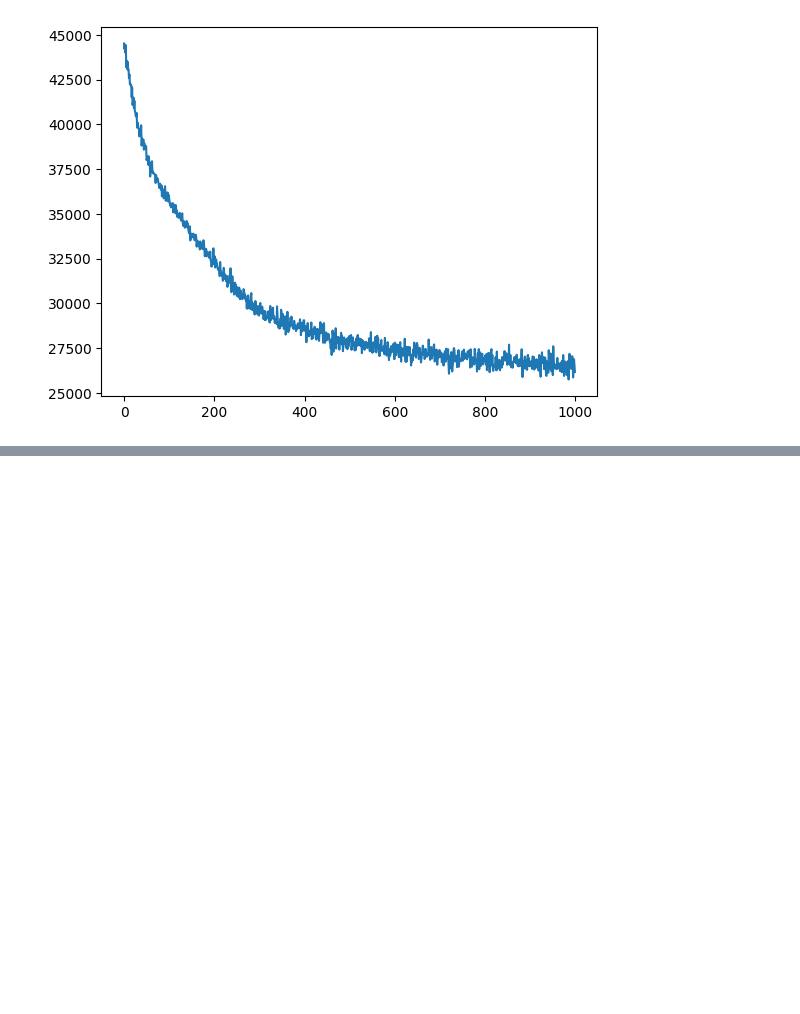
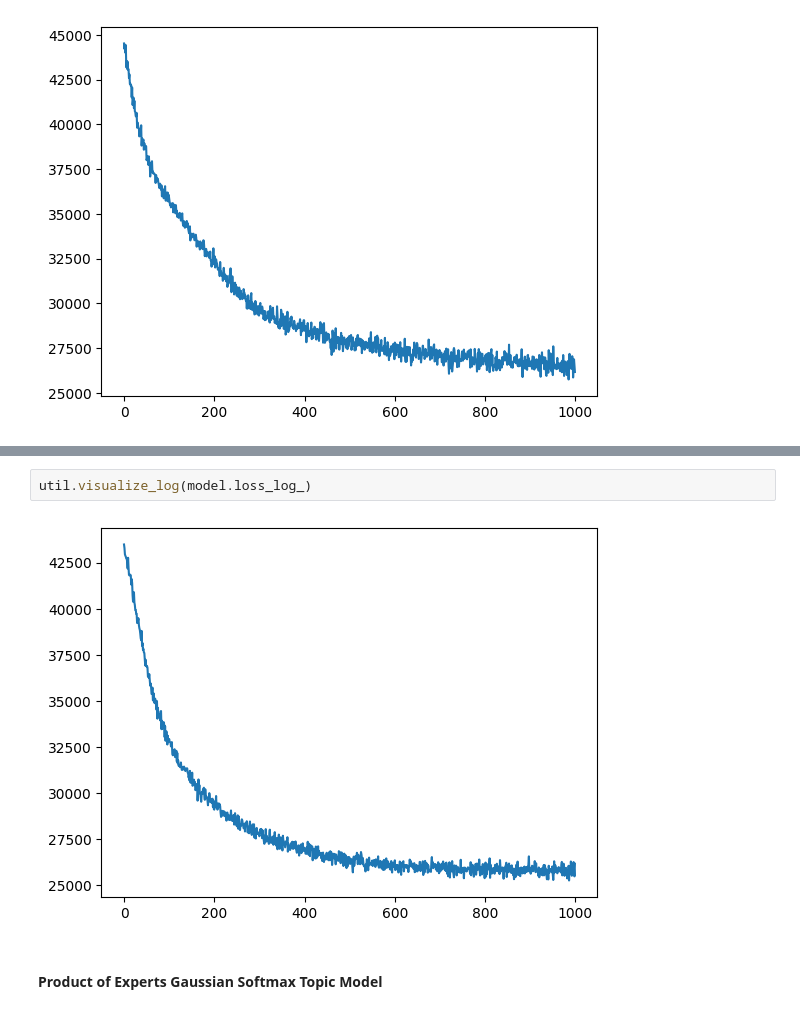
Before and after one commit to craigfouts/NeuralTopicModels, a Jupyter notebook: sandbox.ipynb, the cells around one changed output, grey strips where cells are left out. Saved outputs shown, nothing was run; the diff lists cells and outputs as text; blank space fills up the shorter version.

Commit message:
Added gaussian softmax ntm variants

```diff
--- a/sandbox.ipynb
+++ b/sandbox.ipynb
@@ -532,0 +624,6 @@ util.visualize_log(model.loss_log_)
+# %%
+util.visualize_log(model.loss_log_)
+# %% [output]
+[figure, added]
+# %% [markdown]
+#### Product of Experts Gaussian Softmax Topic Model
```
Also changed, not shown: parts of 8 cells of this notebook.
